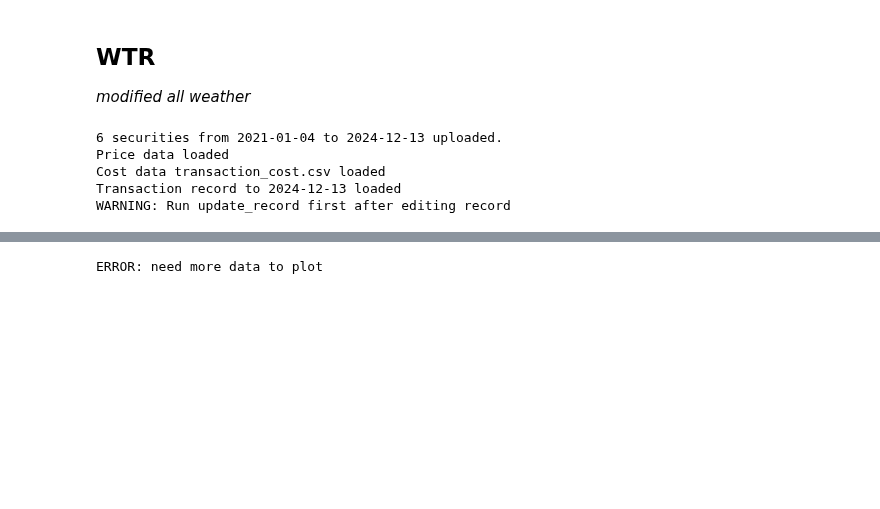
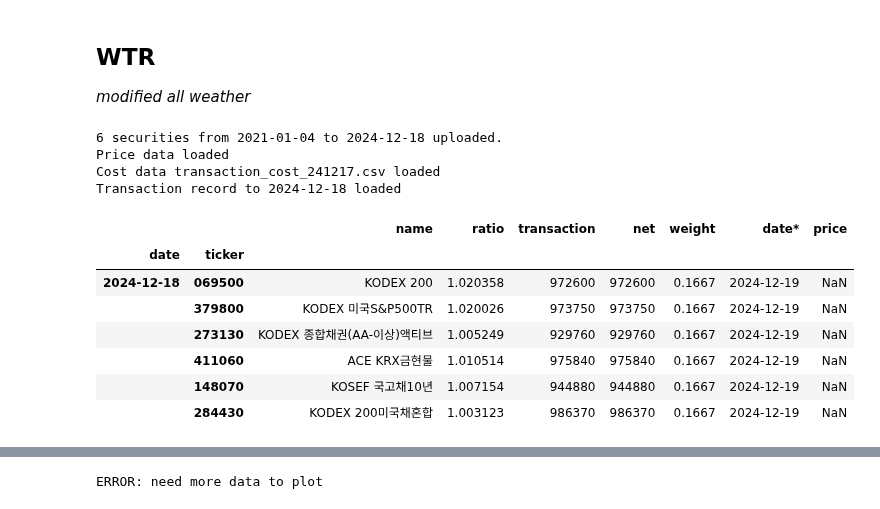
Before and after one commit to lbk209/portfolio, a Jupyter notebook: Allocate_Portfolio.ipynb, the cells around one changed output, grey strips where cells are left out. Saved outputs shown, nothing was run; the diff lists cells and outputs as text; code cells hidden in the pictures; blank space fills up the shorter version.

```diff
--- a/Allocate_Portfolio.ipynb
+++ b/Allocate_Portfolio.ipynb
@@ -774,12 +732,20 @@ Set save=True to save transaction record
 # %%
 #pf_wtr = PM.create_portfolio('WTR_2407', **kw_cost)
 pf_wtr = PM.create_portfolio('WTR_2412', **kw_cost)
+pf_wtr.record
 # %% [output]
-6 securities from 2021-01-04 to 2024-12-13 uploaded.
+6 securities from 2021-01-04 to 2024-12-18 uploaded.
 Price data loaded
-Cost data transaction_cost.csv loaded
-Transaction record to 2024-12-13 loaded
-WARNING: Run update_record first after editing record
+Cost data transaction_cost_241217.csv loaded
+Transaction record to 2024-12-18 loaded
+|  |  | name | ratio | transaction | net | weight | date* | price |
+| date | ticker |  |  |  |  |  |  |  |
+| 2024-12-18 | 069500 | KODEX 200 | 1.020358 | 972600 | 972600 | 0.1667 | 2024-12-19 | NaN |
+|  | 379800 | KODEX 미국S&P500TR | 1.020026 | 973750 | 973750 | 0.1667 | 2024-12-19 | NaN |
+|  | 273130 | KODEX 종합채권(AA-이상)액티브 | 1.005249 | 929760 | 929760 | 0.1667 | 2024-12-19 | NaN |
+|  | 411060 | ACE KRX금현물 | 1.010514 | 975840 | 975840 | 0.1667 | 2024-12-19 | NaN |
+|  | 148070 | KOSEF 국고채10년 | 1.007154 | 944880 | 944880 | 0.1667 | 2024-12-19 | NaN |
+|  | 284430 | KODEX 200미국채혼합 | 1.003123 | 986370 | 986370 | 0.1667 | 2024-12-19 | NaN |
 # %%
 #pf_wtr.portfolio_data['strategy']
 pf_wtr.update_record()
```
Also changed, not shown: parts of 56 cells of this notebook, 2 other files.
